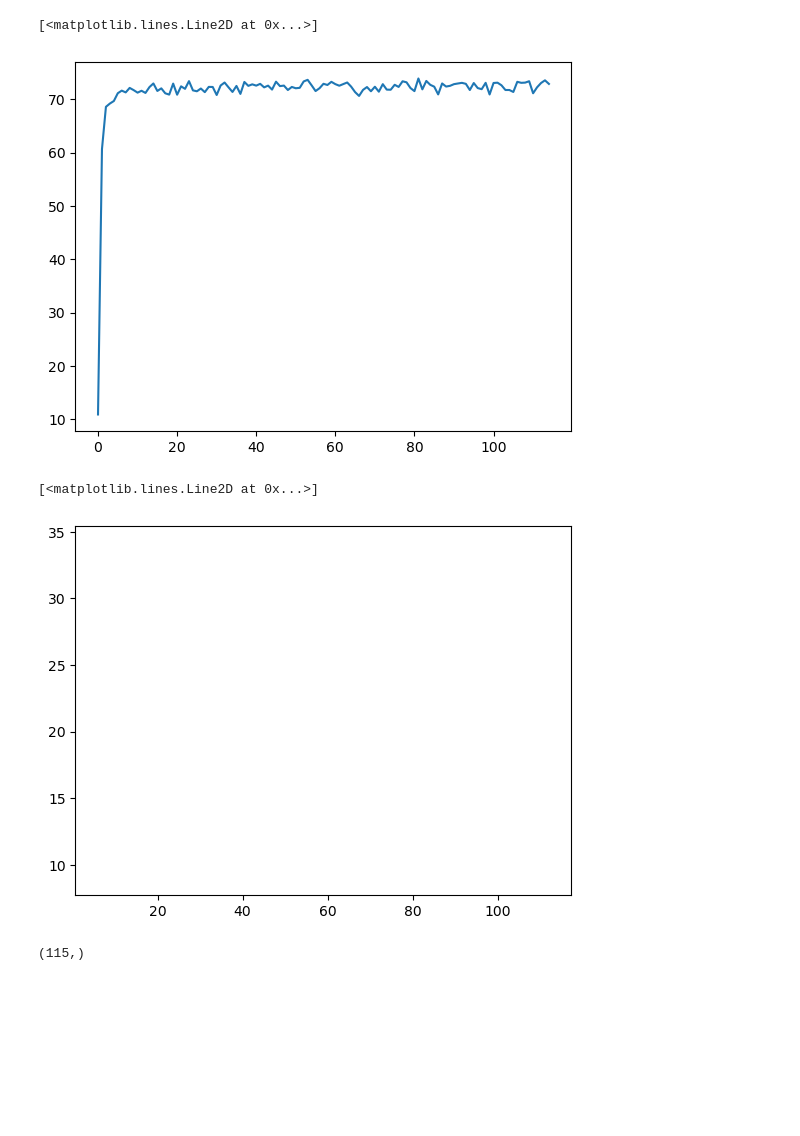
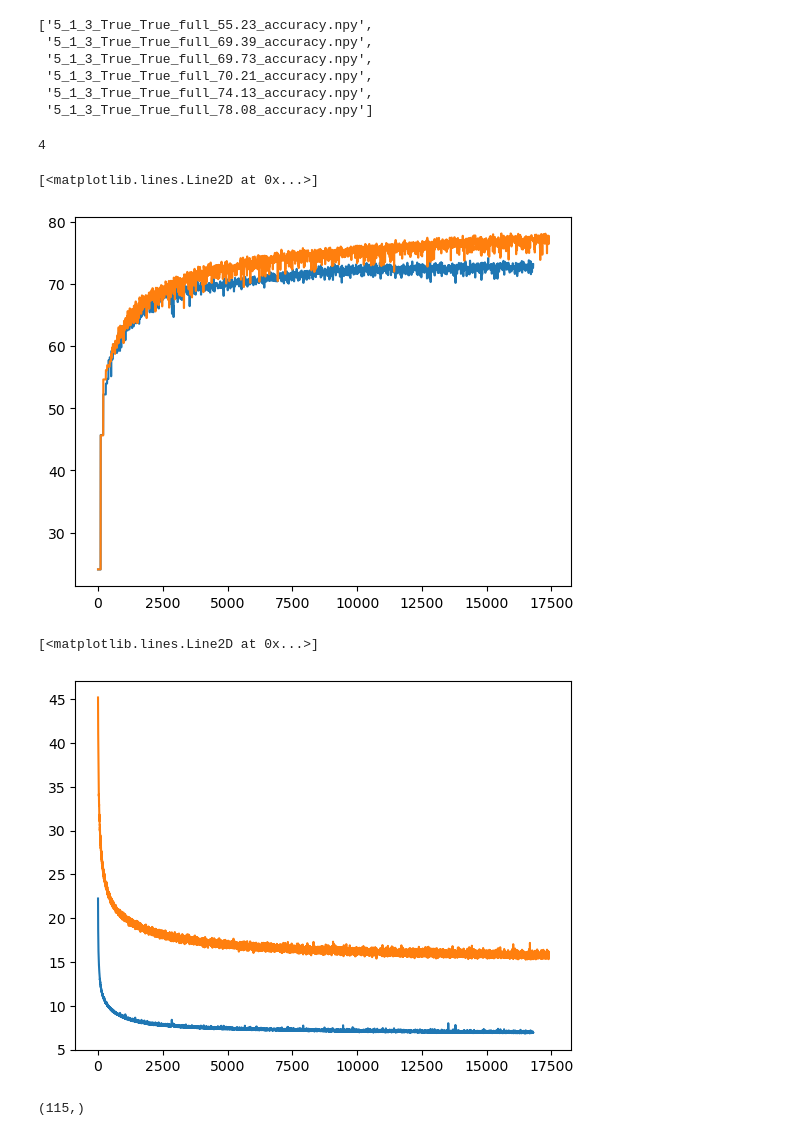
Before and after one commit to leeviannala/SSL-for-HSI-classification, a Jupyter notebook: notebooks/Untitled2.ipynb, the cells around one changed output. Drawn from its saved outputs; the diff is of its cells as text; code cells hidden in the pictures; blank space fills up the shorter version.

```diff
--- a/notebooks/Untitled2.ipynb
+++ b/notebooks/Untitled2.ipynb
@@ -4,25 +6,49 @@ import matplotlib.pyplot as plt
 # %%
-acc1 = np.load('../anafi/Best/5_1_3_True_True_full/5_1_3_True_True_full_73.91_accuracy.npy')
-acc2 = np.load('../anafi/Best/5_1_3_True_True_full/5_1_3_True_True_full_76.61_accuracy.npy')
-acc3 = np.load('../anafi/Best/5_1_3_True_True_full/5_1_3_True_True_full_77.0_accuracy.npy')
-acc4 = np.load('../anafi/Best/5_1_3_True_True_full/5_1_3_True_True_full_79.04_accuracy.npy')
-loss1 = np.load('../anafi/Best/5_1_3_True_True_full/5_1_3_True_True_full_73.91_losses.npy')
-loss2 = np.load('../anafi/Best/5_1_3_True_True_full/5_1_3_True_True_full_76.61_losses.npy')
-loss3 = np.load('../anafi/Best/5_1_3_True_True_full/5_1_3_True_True_full_77.0_losses.npy')
-loss4 = np.load('../anafi/Best/5_1_3_True_True_full/5_1_3_True_True_full_79.04_losses.npy')
+root = '../IndianPines/Best/5_1_3_True_True_full/'
+files = os.listdir(root)
+files.sort()
+ti_c = [os.path.getctime(root + file) for file in files]
+ti_m = [os.path.getmtime(root + file) for file in files]
+acc_files = [file for file in files if file.endswith('accuracy.npy')]
+loss_files = [file for file in files if file.endswith('losses.npy')]
+accs = [np.load(root + file) for file in acc_files]
+losses = [np.load(root + file) for file in loss_files]
+ti_c_a = [os.path.getctime(root + file) for file in acc_files]
+ti_m_a = [os.path.getmtime(root + file) for file in acc_files]
+ti_c_l = [os.path.getctime(root + file) for file in loss_files]
+ti_m_l = [os.path.getmtime(root + file) for file in loss_files]
+# %%
+acc_files[np.argmax(ti_c_a)]
+#np.argmax(ti_c_a)
+acc_files
+# %% [output]
+['5_1_3_True_True_full_55.23_accuracy.npy',
+ '5_1_3_True_True_full_69.39_accuracy.npy',
+ '5_1_3_True_True_full_69.73_accuracy.npy',
+ '5_1_3_True_True_full_70.21_accuracy.npy',
+ '5_1_3_True_True_full_74.13_accuracy.npy',
+ '5_1_3_True_True_full_78.08_accuracy.npy']
+# %%
+loss_files[np.argmax(ti_c_l)+1]
+np.argmax(ti_c_l)
+# %% [output]
+4
 # %%
-plt.plot(acc1)
+plt.plot(accs[np.argmax(ti_c_a)])
+plt.plot(accs[-1])
+
 #plt.plot(acc2)
 #plt.plot(acc3)
 #plt.plot(acc4)
 # %% [output]
 [<matplotlib.lines.Line2D at 0x...>]
-[figure, old version]
+[figure, new version]
 # %%
-plt.plot(loss1)
+plt.plot(losses[np.argmax(ti_c_l)])
+plt.plot(losses[-1])
 # %% [output]
 [<matplotlib.lines.Line2D at 0x...>]
-[figure, old version]
+[figure, new version]
 # %%
 loss1.shape
 # %% [output]
```
Also changed, not shown: parts of 1 cell of this notebook, 6 other files.
